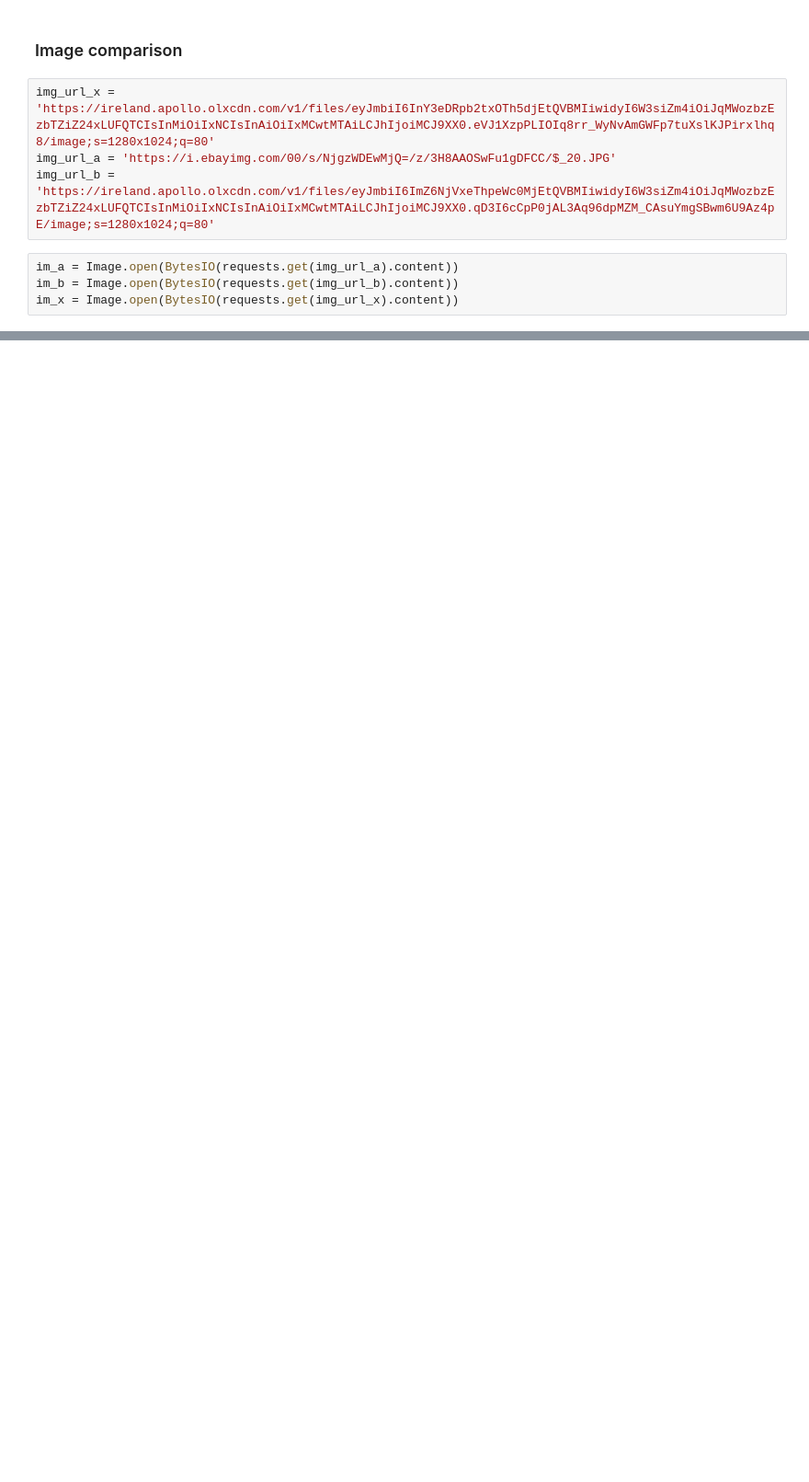
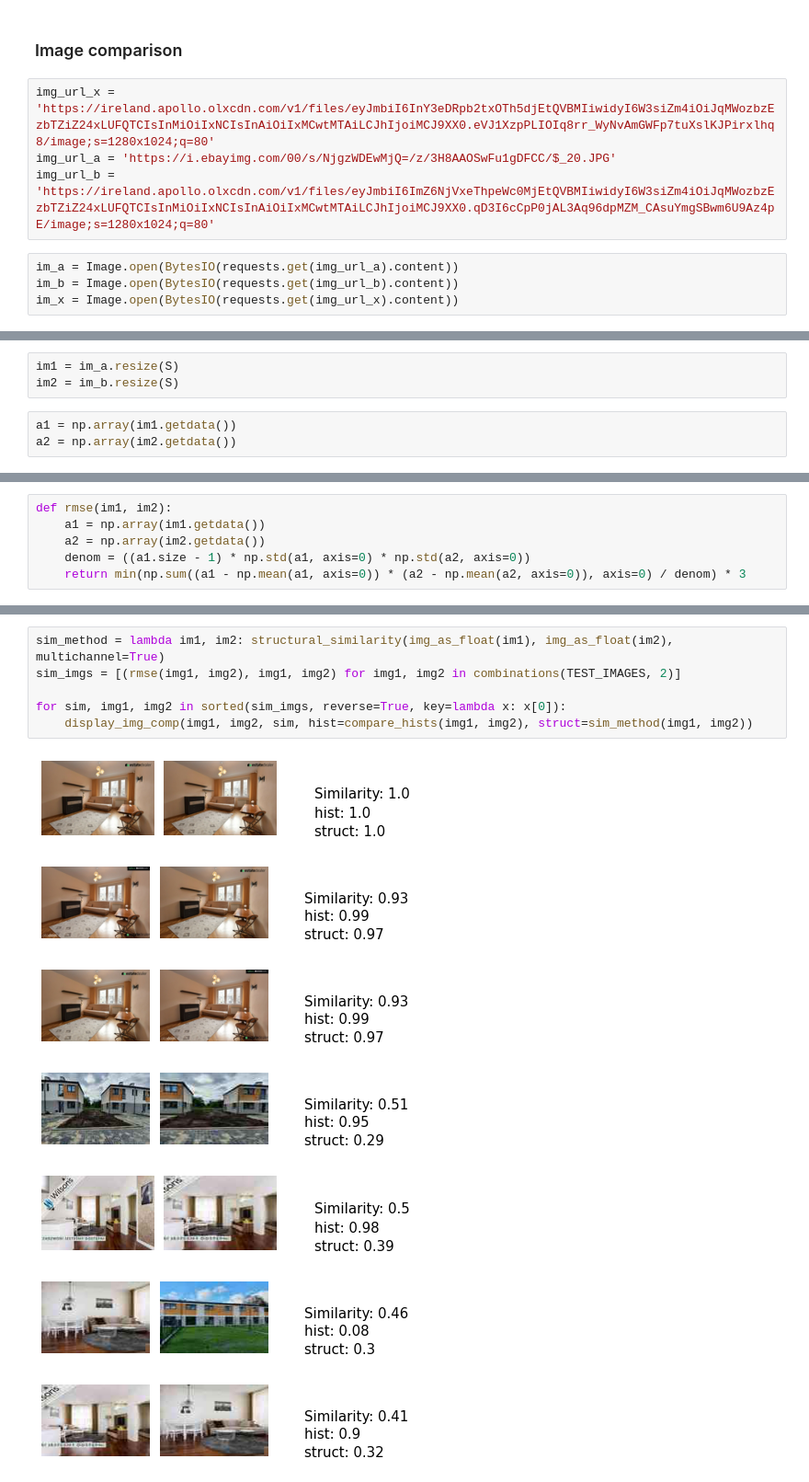
Before and after one commit to Buzdygan/flats, a Jupyter notebook: m3/m3_notebook.ipynb, the cells around one changed output, grey strips where cells are left out. Shown at 92% size. Drawn from its saved outputs; the diff is of its cells as text; blank space fills up the shorter version.

```diff
--- a/m3/m3_notebook.ipynb
+++ b/m3/m3_notebook.ipynb
@@ -55,0 +138,6 @@ np.average(np.abs(adata - bdata))
+# %%
+im1 = im_a.resize(S)
+im2 = im_b.resize(S)
+# %%
+a1 = np.array(im1.getdata())
+a2 = np.array(im2.getdata())
@@ -55,0 +155,6 @@ np.average(np.abs(adata - bdata))
+# %%
+def rmse(im1, im2):
+    a1 = np.array(im1.getdata())
+    a2 = np.array(im2.getdata())
+    denom = ((a1.size - 1) * np.std(a1, axis=0) * np.std(a2, axis=0))
+    return min(np.sum((a1 - np.mean(a1, axis=0)) * (a2 - np.mean(a2, axis=0)), axis=0) / denom) * 3
@@ -55,0 +203,14 @@ np.average(np.abs(adata - bdata))
+# %%
+sim_method = lambda im1, im2: structural_similarity(img_as_float(im1), img_as_float(im2), multichannel=True)
+sim_imgs = [(rmse(img1, img2), img1, img2) for img1, img2 in combinations(TEST_IMAGES, 2)]
+
+for sim, img1, img2 in sorted(sim_imgs, reverse=True, key=lambda x: x[0]):
+    display_img_comp(img1, img2, sim, hist=compare_hists(img1, img2), struct=sim_method(img1, img2))
+# %% [output]
+[figure, added]
+[figure, added]
+[figure, added]
+[figure, added]
+[figure, added]
+[figure, added]
+[figure, added]
```
Also changed, not shown: parts of 56 cells of this notebook, 22 other files.
